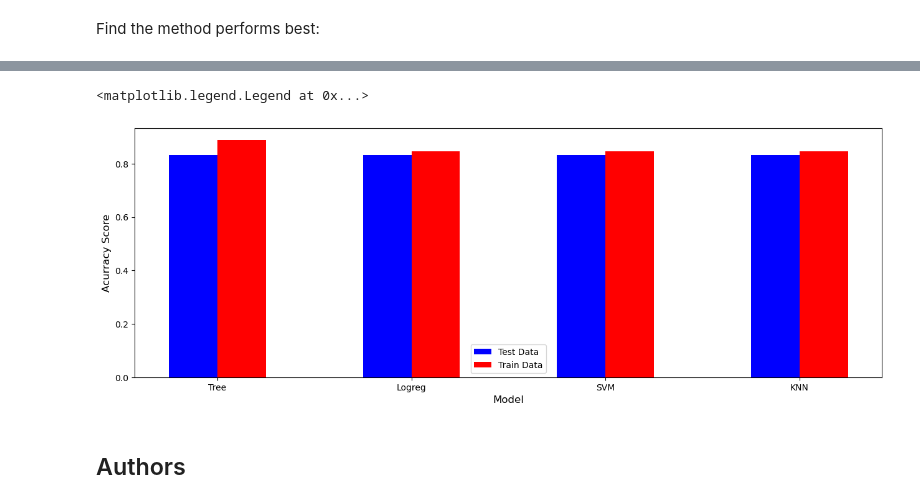
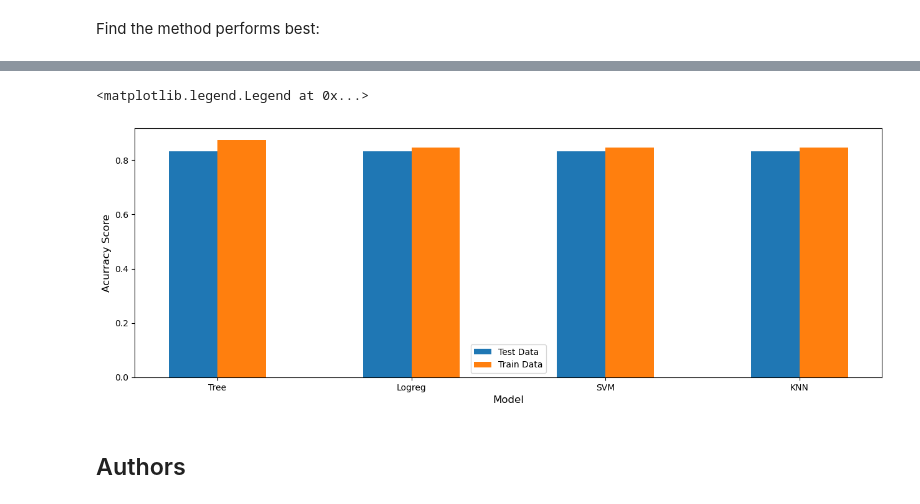
Before and after one commit to aibamaya/Falcon_9_project, a Jupyter notebook: 8-SpaceX_Machine Learning Prediction_Part_5.ipynb, the cells around one changed output, grey strips where cells are left out. Cells and saved outputs as stored; diff of their text form; code cells hidden in the pictures.

```diff
--- a/8-SpaceX_Machine Learning Prediction_Part_5.ipynb
+++ b/8-SpaceX_Machine Learning Prediction_Part_5.ipynb
@@ -338,21 +338,21 @@ df_res
 | KNN | 0.833333 | 0.847222 |
 # %%
 bar_width = 0.25
-X = np.arange(len(acc_test))
+X = np.arange(len(df_res))
 
-fig = plt.figure(figsize =(12, 4))
+fig = plt.figure(figsize=(12, 4))
 
-ax = fig.add_axes([0,0,1,1])
-ax.bar(X, df_res['Accuracy Test'], color = 'b', width = bar_width, label ='Test Data')
-ax.bar(X + bar_width, df_res['Accuracy Train'], color = 'r', width = bar_width, label ='Train Data')
+ax = fig.add_axes([0, 0, 1, 1])
+ax.bar(X, df_res['Accuracy Test'], color='tab:blue', width=bar_width, label='Test Data')
+ax.bar(X+bar_width, df_res['Accuracy Train'], color='tab:orange', width=bar_width, label='Train Data')
 
-plt.xlabel('Model', fontsize = 12)
-plt.ylabel('Acurracy Score', fontsize = 12)
-plt.xticks(X+bar_width/2, [idx for idx in acc_test.index])
+plt.xlabel('Model', fontsize=12)
+plt.ylabel('Acurracy Score', fontsize=12)
+plt.xticks(X+bar_width/2, [idx for idx in df_res.index])
 plt.legend(loc='best')
 # %% [output]
 <matplotlib.legend.Legend at 0x...>
-[figure, old version]
+[figure, new version]
 # %% [markdown]
 ## Authors
 # %% [markdown]
```
Also changed, not shown: parts of 2 cells of this notebook.
